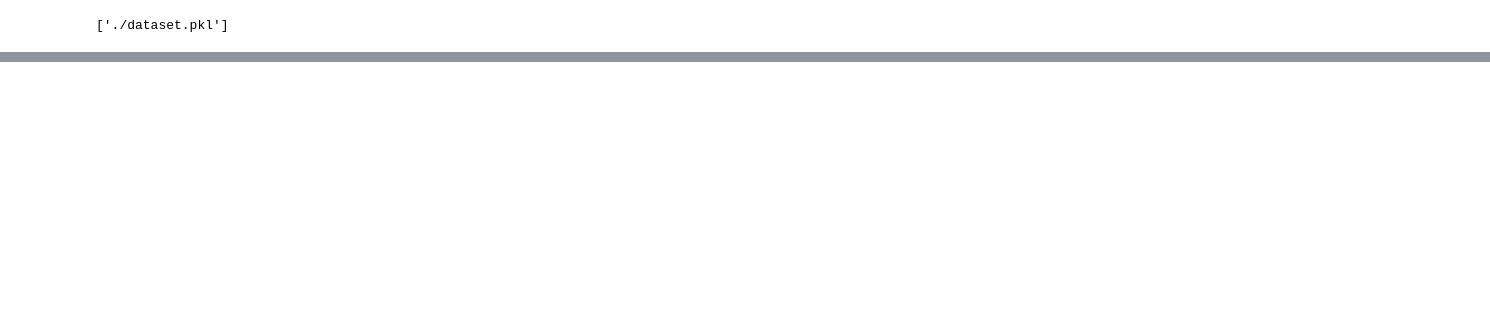
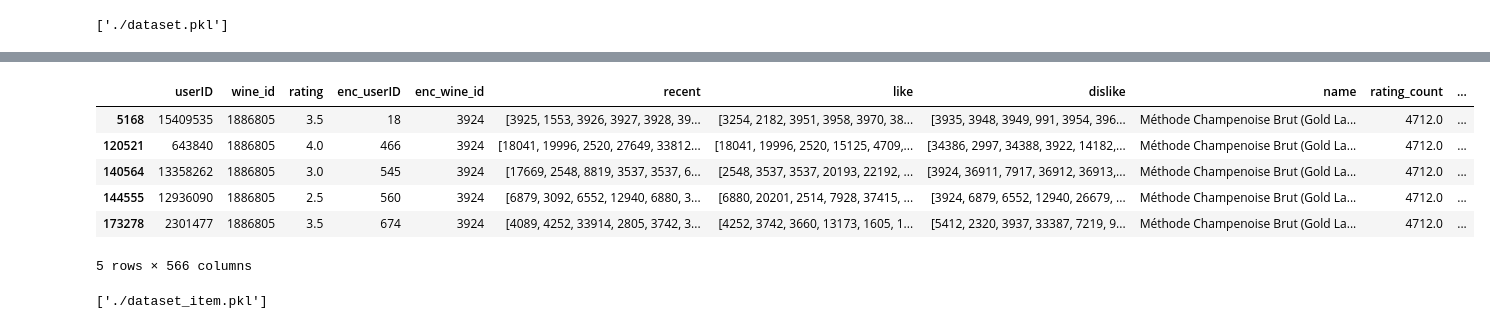
Before and after one commit to tobigs-reco-conf-1314/Tommelier, a Jupyter notebook: jinseok/1217_prep4predictRating.ipynb, the cells around one changed output, grey strips where cells are left out. Saved outputs shown, nothing was run; the diff lists cells and outputs as text; code cells hidden in the pictures; blank space fills up the shorter version.

```diff
--- a/jinseok/1217_prep4predictRating.ipynb
+++ b/jinseok/1217_prep4predictRating.ipynb
@@ -320,0 +353,17 @@ joblib.dump({
+# %%
+train_item.loc[train_item['wine_id'] == 1886805].head()
+# %% [output]
+|  | userID | wine_id | rating | enc_userID | enc_wine_id | recent | like | dislike | name | rating_count | ... |
+| 5168 | 15409535 | 1886805 | 3.5 | 18 | 3924 | [3925, 1553, 3926, 3927, 3928, 39... | [3254, 2182, 3951, 3958, 3970, 38... | [3935, 3948, 3949, 991, 3954, 396... | Méthode Champenoise Brut (Gold La... | 4712.0 | ... |
+| 120521 | 643840 | 1886805 | 4.0 | 466 | 3924 | [18041, 19996, 2520, 27649, 33812... | [18041, 19996, 2520, 15125, 4709,... | [34386, 2997, 34388, 3922, 14182,... | Méthode Champenoise Brut (Gold La... | 4712.0 | ... |
+| 140564 | 13358262 | 1886805 | 3.0 | 545 | 3924 | [17669, 2548, 8819, 3537, 3537, 6... | [2548, 3537, 3537, 20193, 22192, ... | [3924, 36911, 7917, 36912, 36913,... | Méthode Champenoise Brut (Gold La... | 4712.0 | ... |
+| 144555 | 12936090 | 1886805 | 2.5 | 560 | 3924 | [6879, 3092, 6552, 12940, 6880, 3... | [6880, 20201, 2514, 7928, 37415, ... | [3924, 6879, 6552, 12940, 26679, ... | Méthode Champenoise Brut (Gold La... | 4712.0 | ... |
+| 173278 | 2301477 | 1886805 | 3.5 | 674 | 3924 | [4089, 4252, 33914, 2805, 3742, 3... | [4252, 3742, 3660, 13173, 1605, 1... | [5412, 2320, 3937, 33387, 7219, 9... | Méthode Champenoise Brut (Gold La... | 4712.0 | ... |
+5 rows × 566 columns
+# %%
+joblib.dump({
+    'train' : train_item,
+    'test' : test_item
+}, './dataset_item.pkl')
+# %% [output]
+['./dataset_item.pkl']
```
Also changed, not shown: parts of 22 cells of this notebook.
